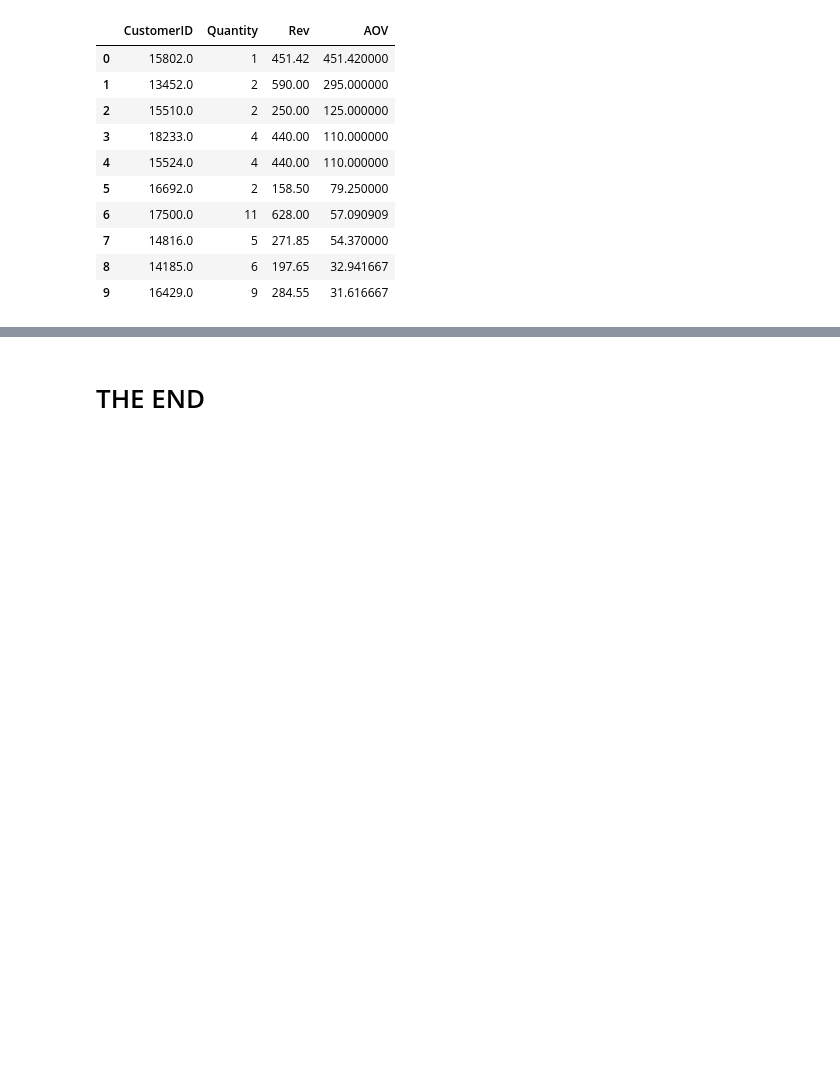
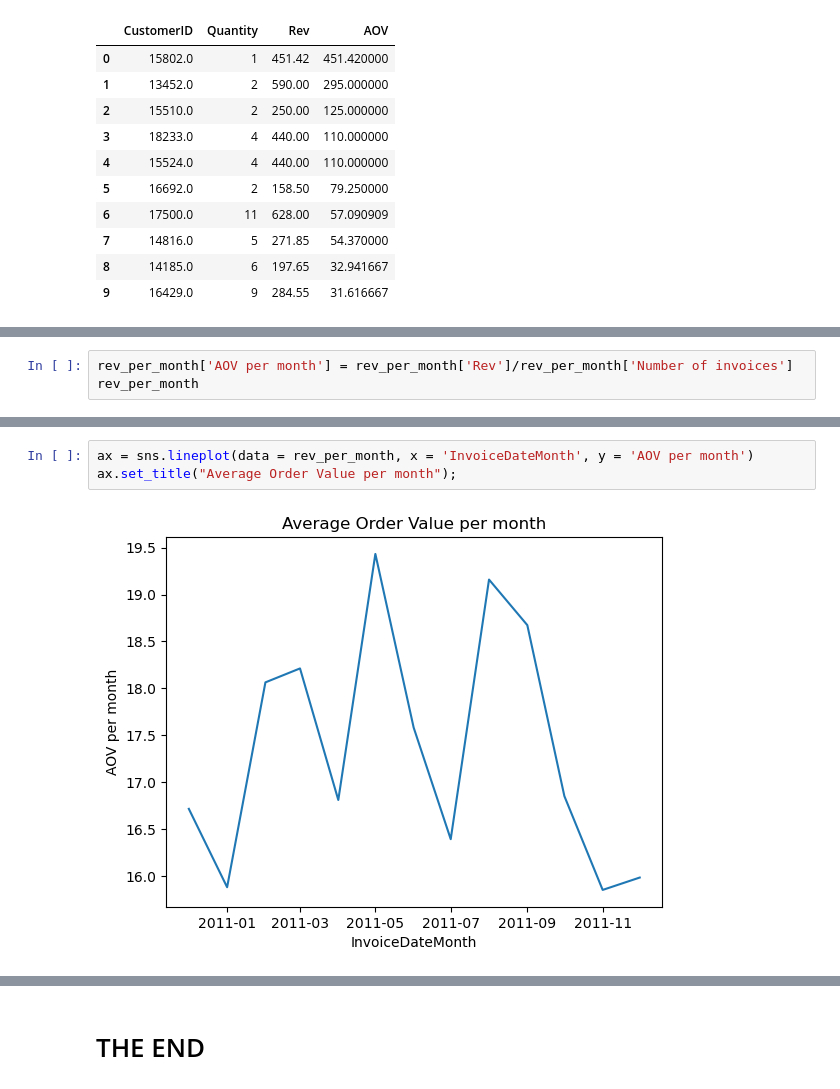
Before and after one commit to N1kesha/Exploratory_Data_Analysis, a Jupyter notebook: Exploratory Data Analysis.ipynb, the cells around one changed output, grey strips where cells are left out. Cells and saved outputs as stored; diff of their text form; blank space fills up the shorter version.

```diff
--- a/Exploratory Data Analysis.ipynb
+++ b/Exploratory Data Analysis.ipynb
@@ -239,0 +241,3 @@ buyers_stats
+# %%
+rev_per_month['AOV per month'] = rev_per_month['Rev']/rev_per_month['Number of invoices']
+rev_per_month
@@ -239,0 +259,5 @@ buyers_stats
+# %%
+ax = sns.lineplot(data = rev_per_month, x = 'InvoiceDateMonth', y = 'AOV per month')
+ax.set_title("Average Order Value per month");
+# %% [output]
+[figure, added]
```
Also changed, not shown: parts of 9 cells of this notebook.
